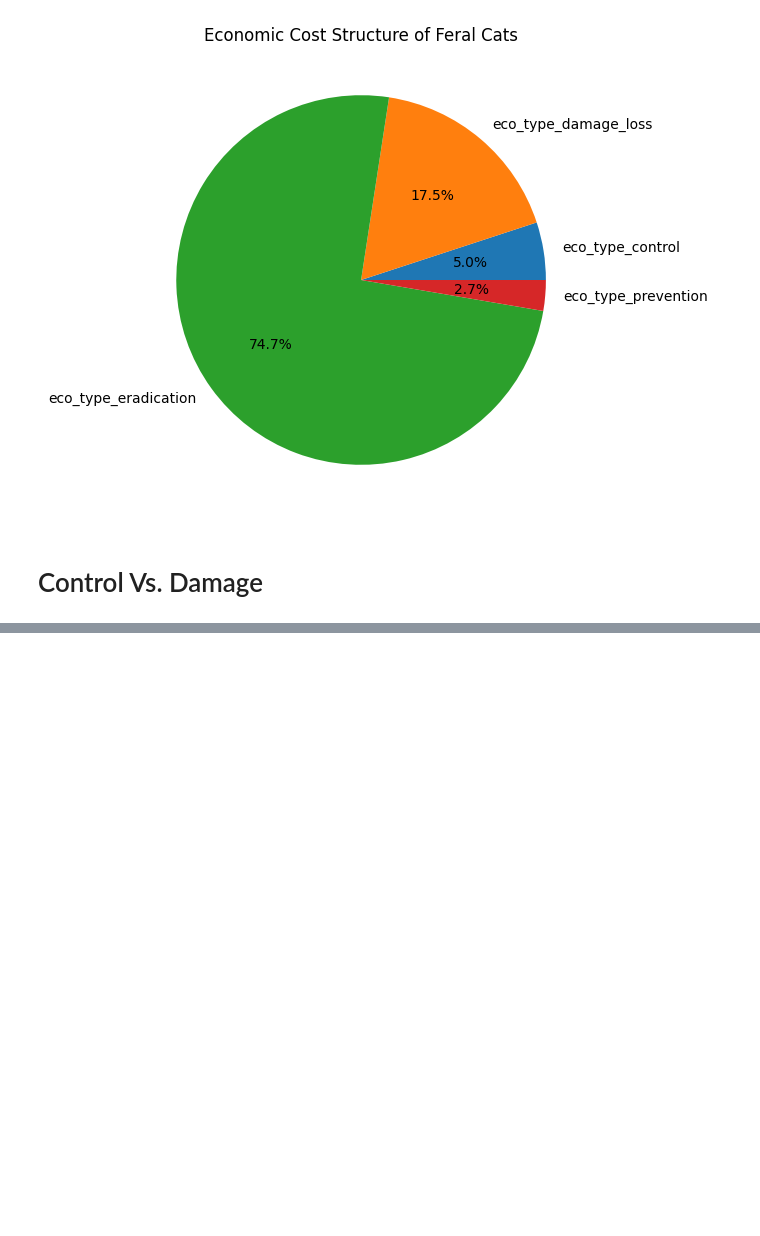
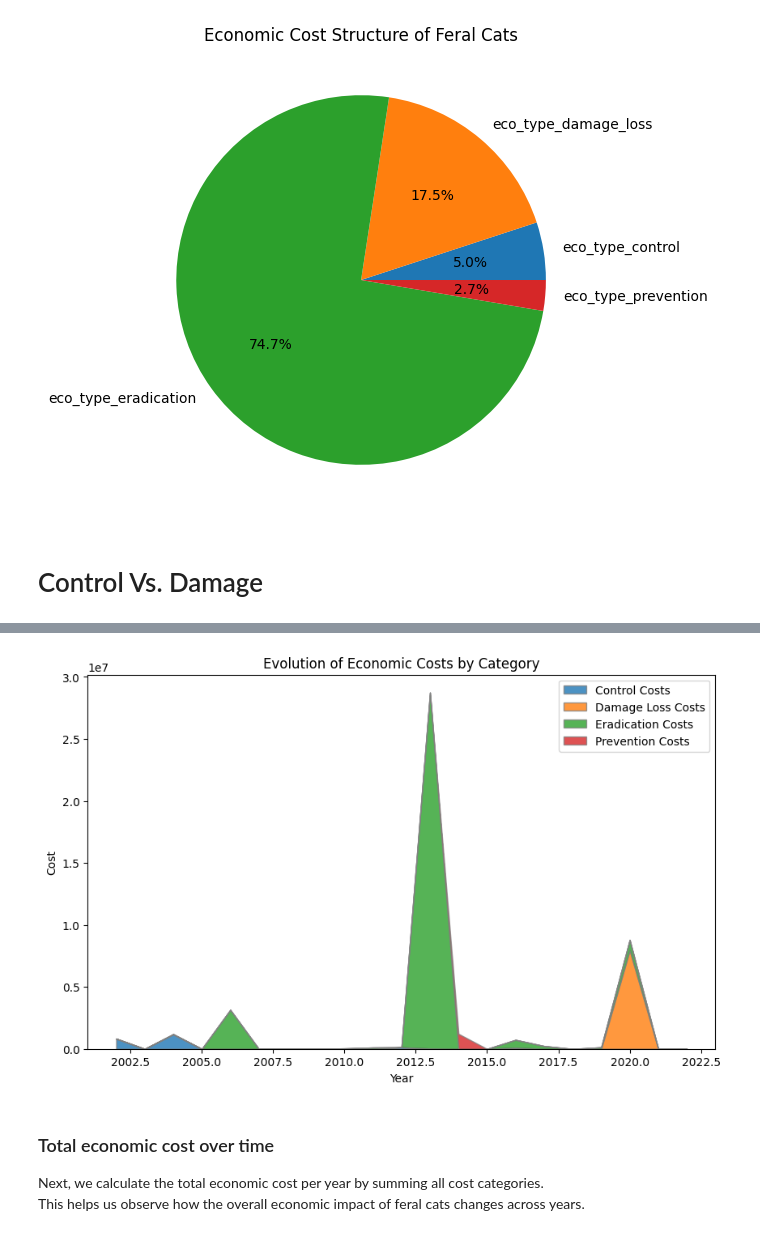
Before and after one commit to liza-drini/ceu-ds-project-C-2026, a Jupyter notebook: src/farm_cat_eco.ipynb, the cells around one changed output, grey strips where cells are left out. Saved outputs shown, nothing was run; the diff lists cells and outputs as text; code cells hidden in the pictures; blank space fills up the shorter version.

```diff
--- a/src/farm_cat_eco.ipynb
+++ b/src/farm_cat_eco.ipynb
@@ -65,0 +161,26 @@ damage_cost = cost_structure["eco_type_damage_loss"]
+# %%
+plot_data = cost_by_year.rename(columns=nice_names)
+
+plt.figure(figsize=(10,6))
+
+plt.stackplot(
+    plot_data.index,
+    plot_data.T,
+    labels=plot_data.columns,
+    alpha=0.8,
+    edgecolor="gray",
+    linewidth=1
+)
+
+plt.title("Evolution of Economic Costs by Category")
+plt.xlabel("Year")
+plt.ylabel("Cost")
+plt.legend()
+plt.show()
+# %% [output]
+[figure, added]
+# %% [markdown]
+### Total economic cost over time
+
+Next, we calculate the total economic cost per year by summing all cost categories.
+This helps us observe how the overall economic impact of feral cats changes across years.
```
Also changed, not shown: parts of 18 cells of this notebook.
